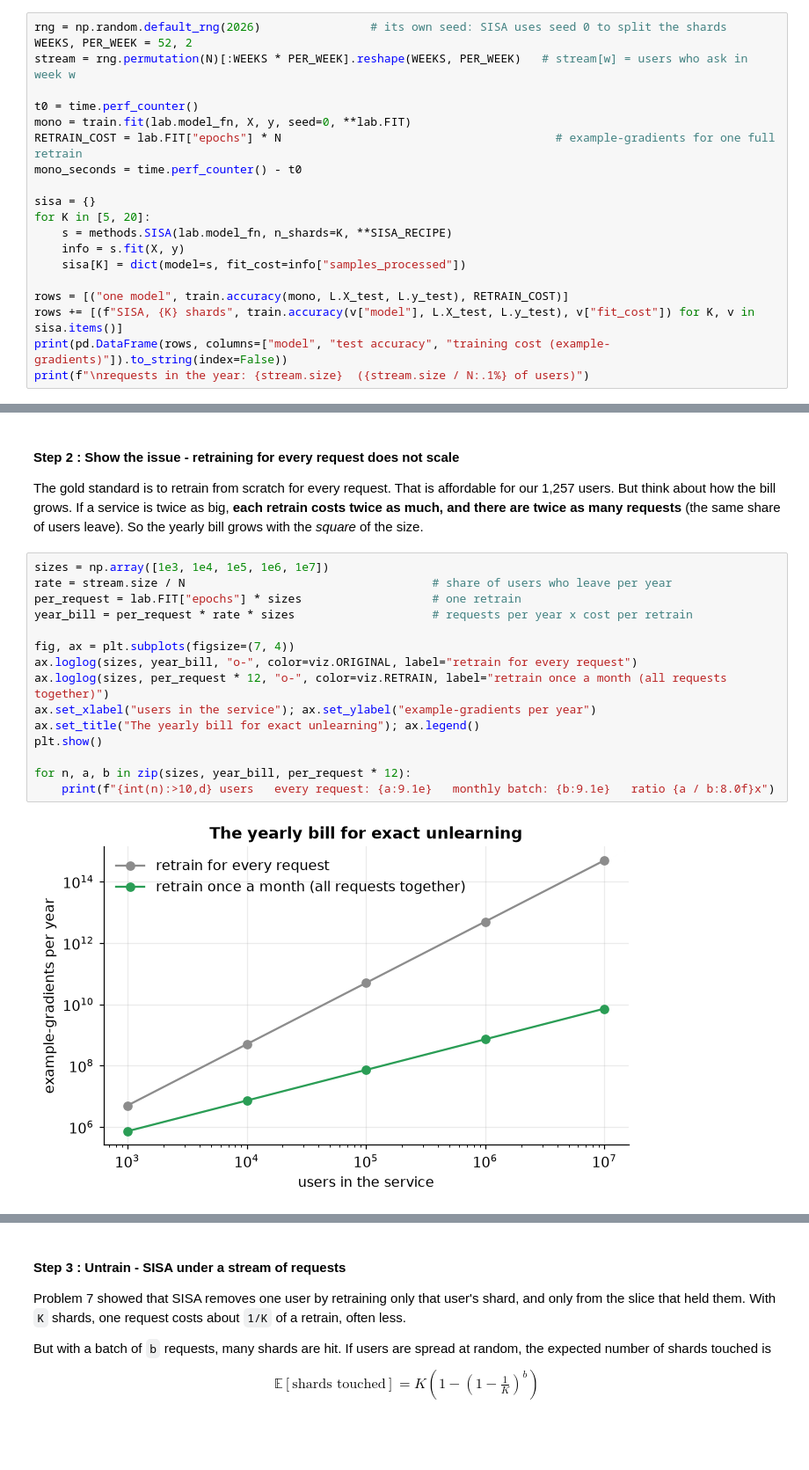
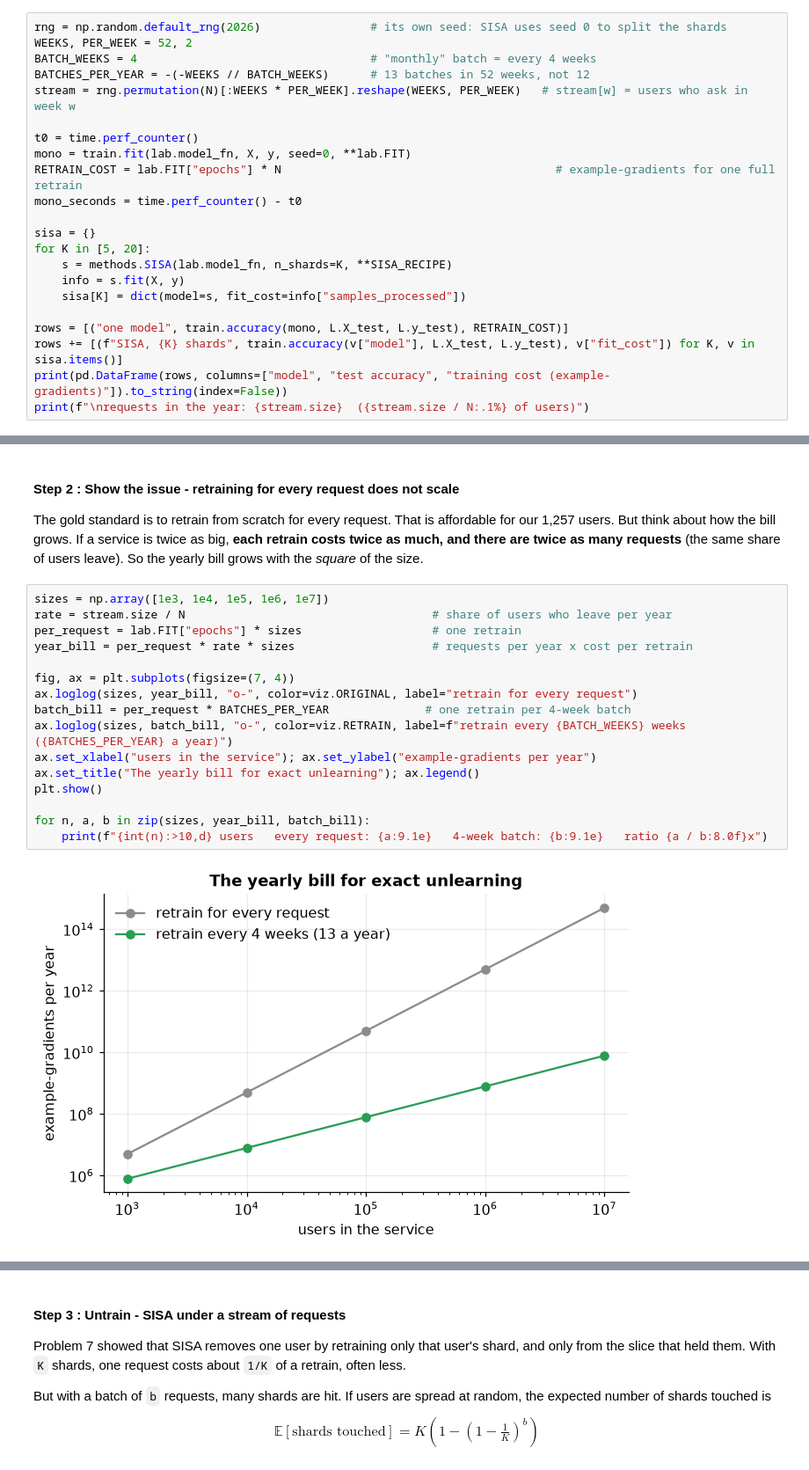
Before and after one commit to Shreyan1/machine-unlearning-course, a Jupyter notebook: 20-Unlearning-at-Scale.ipynb, the cells around one changed output, grey strips where cells are left out. Shown at 88% size. Cells and saved outputs as stored; diff of their text form; blank space fills up the shorter version.

```diff
--- a/20-Unlearning-at-Scale.ipynb
+++ b/20-Unlearning-at-Scale.ipynb
@@ -50,6 +50,8 @@ We train the service three ways : one model (as usual), SISA with 5 shards, and
 # %%
 rng = np.random.default_rng(2026)                # its own seed: SISA uses seed 0 to split the shards
 WEEKS, PER_WEEK = 52, 2
+BATCH_WEEKS = 4                                  # "monthly" batch = every 4 weeks
+BATCHES_PER_YEAR = -(-WEEKS // BATCH_WEEKS)      # 13 batches in 52 weeks, not 12
 stream = rng.permutation(N)[:WEEKS * PER_WEEK].reshape(WEEKS, PER_WEEK)   # stream[w] = users who ask in week w
 
 t0 = time.perf_counter()
@@ -83,17 +85,18 @@ requests** (the same share of users leave). So the yearly bill grows with the *s
 # %%
 sizes = np.array([1e3, 1e4, 1e5, 1e6, 1e7])
 rate = stream.size / N                                    # share of users who leave per year
 per_request = lab.FIT["epochs"] * sizes                   # one retrain
 year_bill = per_request * rate * sizes                    # requests per year x cost per retrain
 
 fig, ax = plt.subplots(figsize=(7, 4))
 ax.loglog(sizes, year_bill, "o-", color=viz.ORIGINAL, label="retrain for every request")
-ax.loglog(sizes, per_request * 12, "o-", color=viz.RETRAIN, label="retrain once a month (all requests together)")
+batch_bill = per_request * BATCHES_PER_YEAR              # one retrain per 4-week batch
+ax.loglog(sizes, batch_bill, "o-", color=viz.RETRAIN, label=f"retrain every {BATCH_WEEKS} weeks ({BATCHES_PER_YEAR} a year)")
 ax.set_xlabel("users in the service"); ax.set_ylabel("example-gradients per year")
 ax.set_title("The yearly bill for exact unlearning"); ax.legend()
 plt.show()
 
-for n, a, b in zip(sizes, year_bill, per_request * 12):
-    print(f"{int(n):>10,d} users   every request: {a:9.1e}   monthly batch: {b:9.1e}   ratio {a / b:8.0f}x")
+for n, a, b in zip(sizes, year_bill, batch_bill):
+    print(f"{int(n):>10,d} users   every request: {a:9.1e}   4-week batch: {b:9.1e}   ratio {a / b:8.0f}x")
 # %% [output]
-[figure, old version]
+[figure, new version]
```
Also changed, not shown: parts of 5 cells of this notebook, 1 other file.
